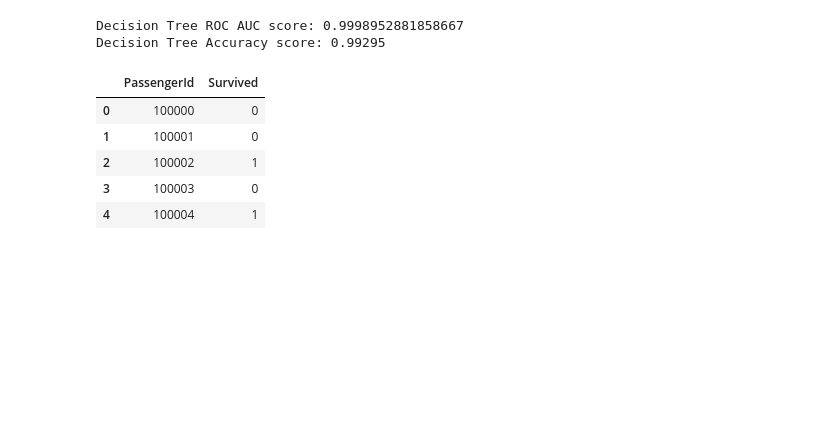
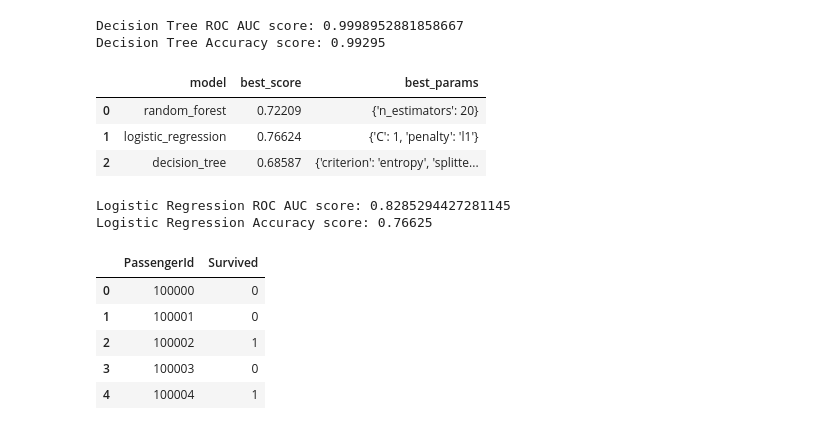
Before and after one commit to aditishraq/Kaggle-Tabular-Playground, a Jupyter notebook: Untitled.ipynb, the cells around one changed output. Saved outputs shown, nothing was run; the diff lists cells and outputs as text; code cells hidden in the pictures; blank space fills up the shorter version.

```diff
--- a/Untitled.ipynb
+++ b/Untitled.ipynb
@@ -304,7 +303,7 @@ print('Decision Tree Accuracy score:', accuracy_score(target, dt.predict(train[f
 Decision Tree ROC AUC score: 0.9998952881858667
 Decision Tree Accuracy score: 0.99295
 # %%
-rf = RandomForestClassifier(n_estimators=100)
+rf = RandomForestClassifier(n_estimators=500)
 rf.fit(train[features], target)
 print('Decision Tree ROC AUC score:', roc_auc_score(target, dt.predict_proba(train[features])[:,1]))
 print('Decision Tree Accuracy score:', accuracy_score(target, dt.predict(train[features])))
@@ -314,3 +320,59 @@ Decision Tree Accuracy score: 0.99295
+# %%
+model_params = {
+
+    'random_forest': {
+        'model': RandomForestClassifier(),
+        'params' : {
+            'n_estimators': [1,5,10,20],
+        }
+    },
+    'logistic_regression' : {
+        'model': LogisticRegression(solver='liblinear',multi_class='auto'),
+        'params': {
+            'penalty' : ['l1','l2'],
+            'C':[1,5,10]
+
+        }
+    },
+
+
+    'decision_tree': {
+        'model': DecisionTreeClassifier(),
+        'params': {
+            'criterion': ['gini','entropy'],
+            'splitter':['best','random']
+
+
+        }
+    }
+}
+# %%
+scores = []
+
+for model_name, mp in model_params.items():
+    clf =  GridSearchCV(mp['model'], mp['params'], cv=5, return_train_score=False)
+    clf.fit(train[features], target)
+    scores.append({
+        'model': model_name,
+        'best_score': clf.best_score_,
+        'best_params': clf.best_params_
+    })
+
+df = pd.DataFrame(scores,columns=['model','best_score','best_params'])
+df
+# %% [output]
+|  | model | best_score | best_params |
+| 0 | random_forest | 0.72209 | {'n_estimators': 20} |
+| 1 | logistic_regression | 0.76624 | {'C': 1, 'penalty': 'l1'} |
+| 2 | decision_tree | 0.68587 | {'criterion': 'entropy', 'splitte... |
+# %%
+lr = LogisticRegression(C = 5)
+lr.fit(train[features], target)
+print("Logistic Regression ROC AUC score:", roc_auc_score(target, lr.predict_proba(train[features])[:,1]))
+print('Logistic Regression Accuracy score:', accuracy_score(target, lr.predict(train[features])))
+# %% [output]
+Logistic Regression ROC AUC score: 0.8285294427281145
+Logistic Regression Accuracy score: 0.76625
 # %%
 sample_submission['Survived'] = lr.predict(test[features])
 sample_submission.to_csv('submission.csv',index=False)
```
Also changed, not shown: parts of 8 cells of this notebook, 1 other file.
